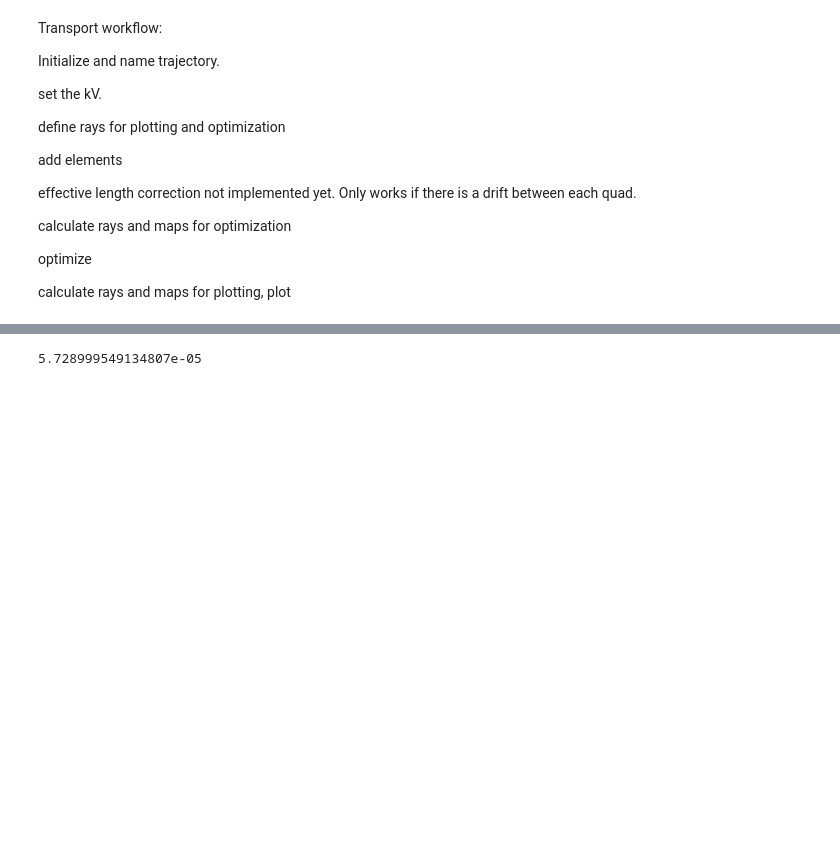
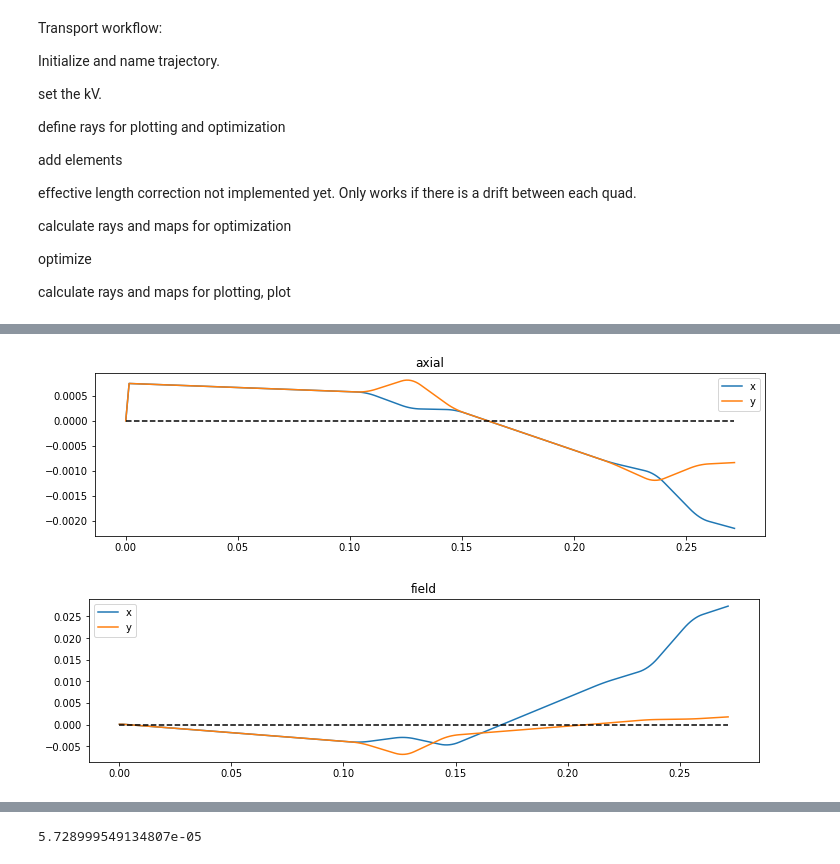
Before and after one commit to bentps/PythonTransport, a Jupyter notebook: PythonTransport.ipynb, the cells around one changed output, grey strips where cells are left out. Saved outputs shown, nothing was run; the diff lists cells and outputs as text; code cells hidden in the pictures; blank space fills up the shorter version.

```diff
--- a/PythonTransport.ipynb
+++ b/PythonTransport.ipynb
@@ -279,0 +493,7 @@ class Transport:
+# %%
+traj3.fit_quad_point_to_point(['quad15', 'quad14', 'quad13'])
+
+traj3.plot()
+# %% [output]
+[figure, added]
+[figure, added]
```
Also changed, not shown: parts of 16 cells of this notebook.
